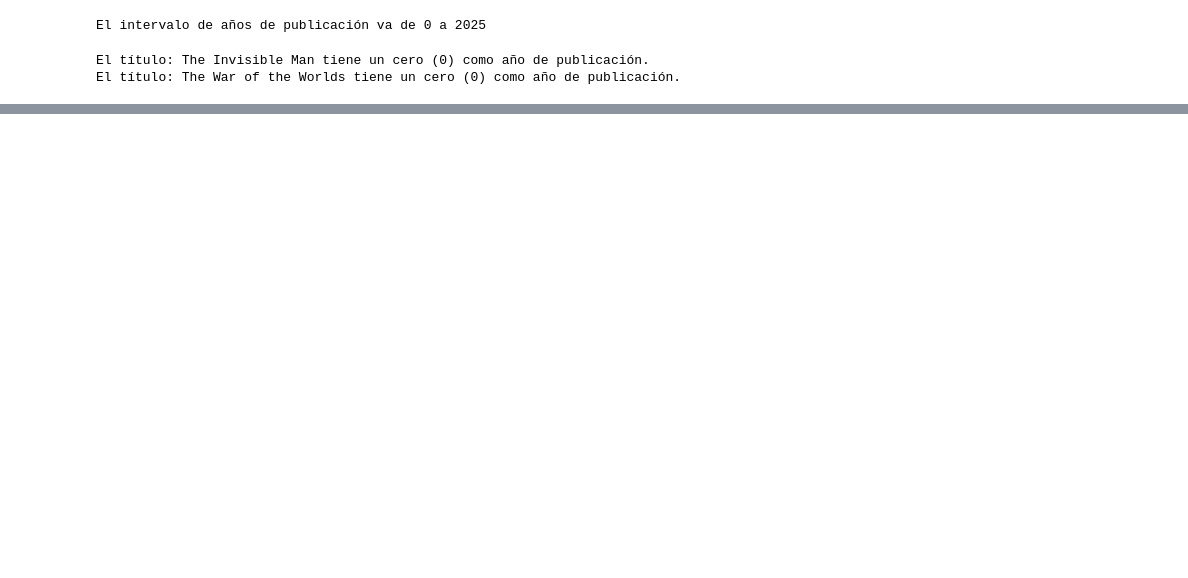
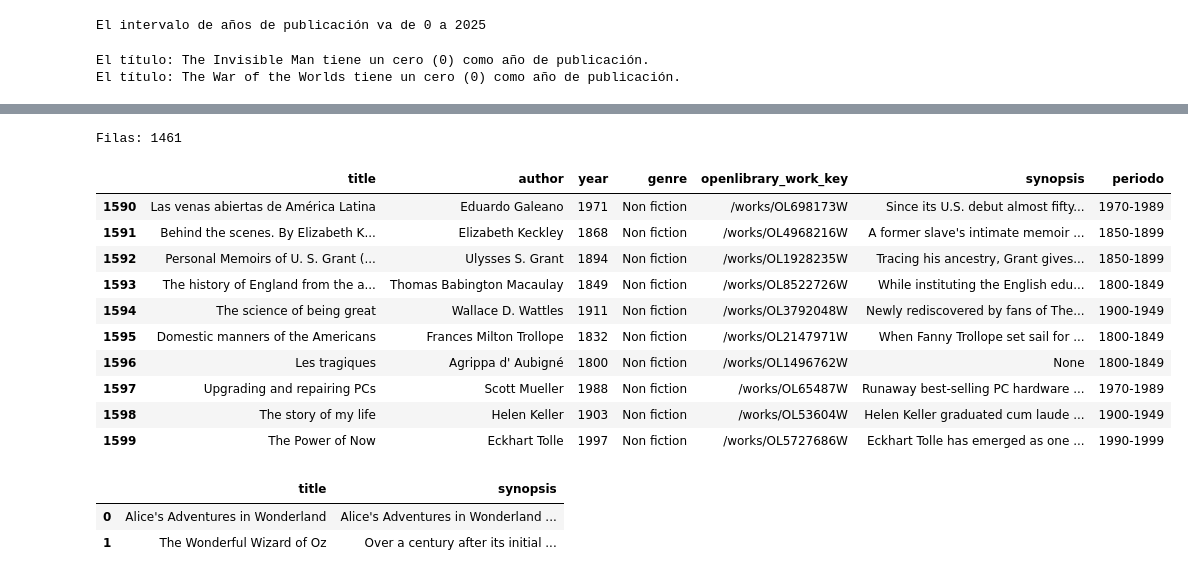
Before and after one commit to Sara-Gavi/library-graph, a Jupyter notebook: data/scrapping.ipynb, the cells around one changed output, grey strips where cells are left out. Drawn from its saved outputs; the diff is of its cells as text; code cells hidden in the pictures; blank space fills up the shorter version.

```diff
--- a/data/scrapping.ipynb
+++ b/data/scrapping.ipynb
@@ -227,0 +482,35 @@ The War of the Worlds -> 1898
+# %%
+# DF sin duplicados
+# Una vez limpio y tratado el dataframe volvemos a generarlo en CSV
+df_clean.to_csv(
+    "books_clean.csv",
+    index=False,
+    encoding="utf-8",
+    sep=",",
+    quoting=csv.QUOTE_ALL,
+    doublequote=True,
+    quotechar='"',
+    escapechar="\\",
+    lineterminator="\n")
+print("Filas:", len(df_clean))
+df_clean.tail(10)
+# %% [output]
+Filas: 1461
+|  | title | author | year | genre | openlibrary_work_key | synopsis | periodo |
+| 1590 | Las venas abiertas de América Latina | Eduardo Galeano | 1971 | Non fiction | /works/OL698173W | Since its U.S. debut almost fifty... | 1970-1989 |
+| 1591 | Behind the scenes. By Elizabeth K... | Elizabeth Keckley | 1868 | Non fiction | /works/OL4968216W | A former slave's intimate memoir ... | 1850-1899 |
+| 1592 | Personal Memoirs of U. S. Grant (... | Ulysses S. Grant | 1894 | Non fiction | /works/OL1928235W | Tracing his ancestry, Grant gives... | 1850-1899 |
+| 1593 | The history of England from the a... | Thomas Babington Macaulay | 1849 | Non fiction | /works/OL8522726W | While instituting the English edu... | 1800-1849 |
+| 1594 | The science of being great | Wallace D. Wattles | 1911 | Non fiction | /works/OL3792048W | Newly rediscovered by fans of The... | 1900-1949 |
+| 1595 | Domestic manners of the Americans | Frances Milton Trollope | 1832 | Non fiction | /works/OL2147971W | When Fanny Trollope set sail for ... | 1800-1849 |
+| 1596 | Les tragiques | Agrippa d' Aubigné | 1800 | Non fiction | /works/OL1496762W | None | 1800-1849 |
+| 1597 | Upgrading and repairing PCs | Scott Mueller | 1988 | Non fiction | /works/OL65487W | Runaway best-selling PC hardware ... | 1970-1989 |
+| 1598 | The story of my life | Helen Keller | 1903 | Non fiction | /works/OL53604W | Helen Keller graduated cum laude ... | 1900-1949 |
+| 1599 | The Power of Now | Eckhart Tolle | 1997 | Non fiction | /works/OL5727686W | Eckhart Tolle has emerged as one ... | 1990-1999 |
+# %%
+df_title_syn = df_clean[['title', 'synopsis']]
+df_title_syn.head(2)
+# %% [output]
+|  | title | synopsis |
+| 0 | Alice's Adventures in Wonderland | Alice's Adventures in Wonderland ... |
+| 1 | The Wonderful Wizard of Oz | Over a century after its initial ... |
```
Also changed, not shown: parts of 28 cells of this notebook, 4 other files.
